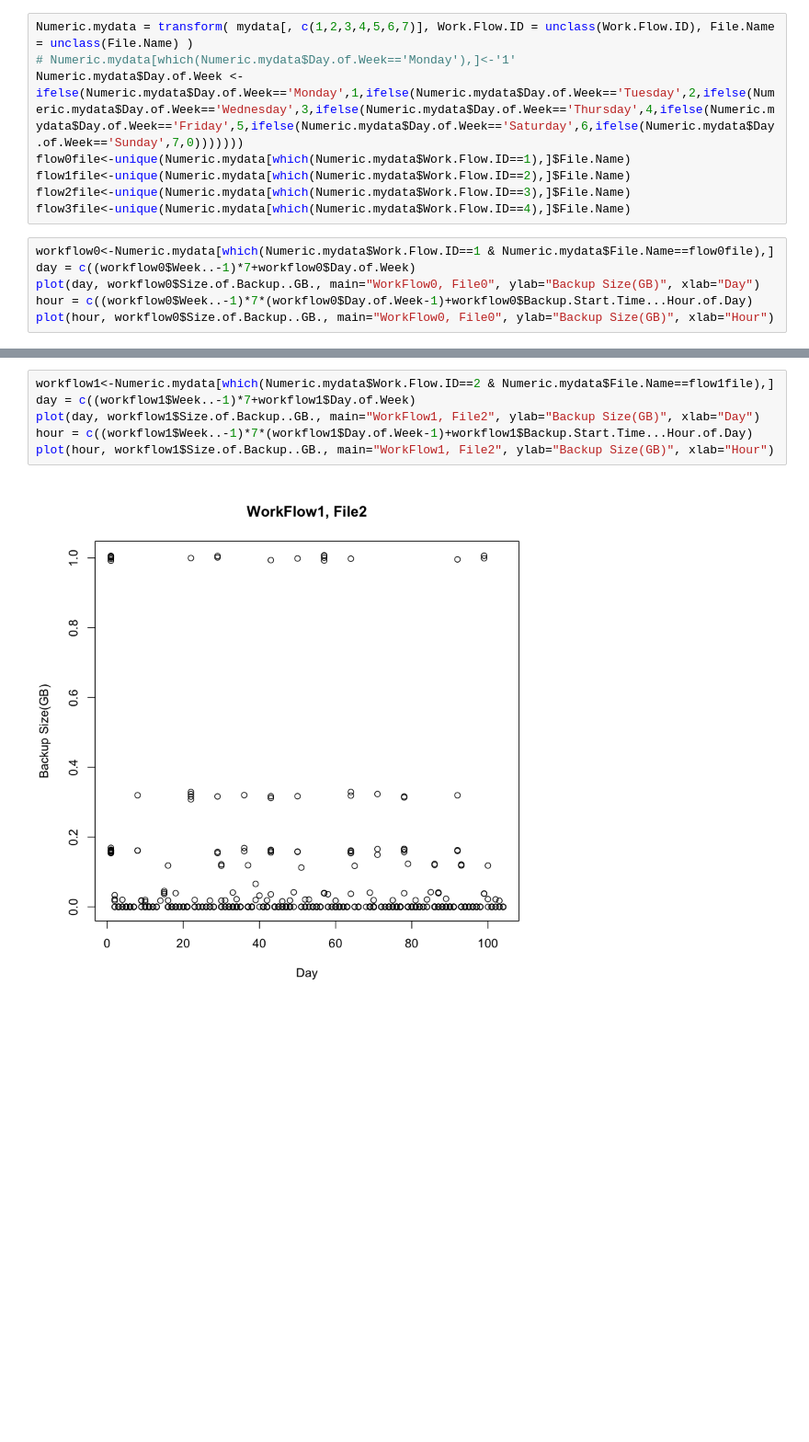
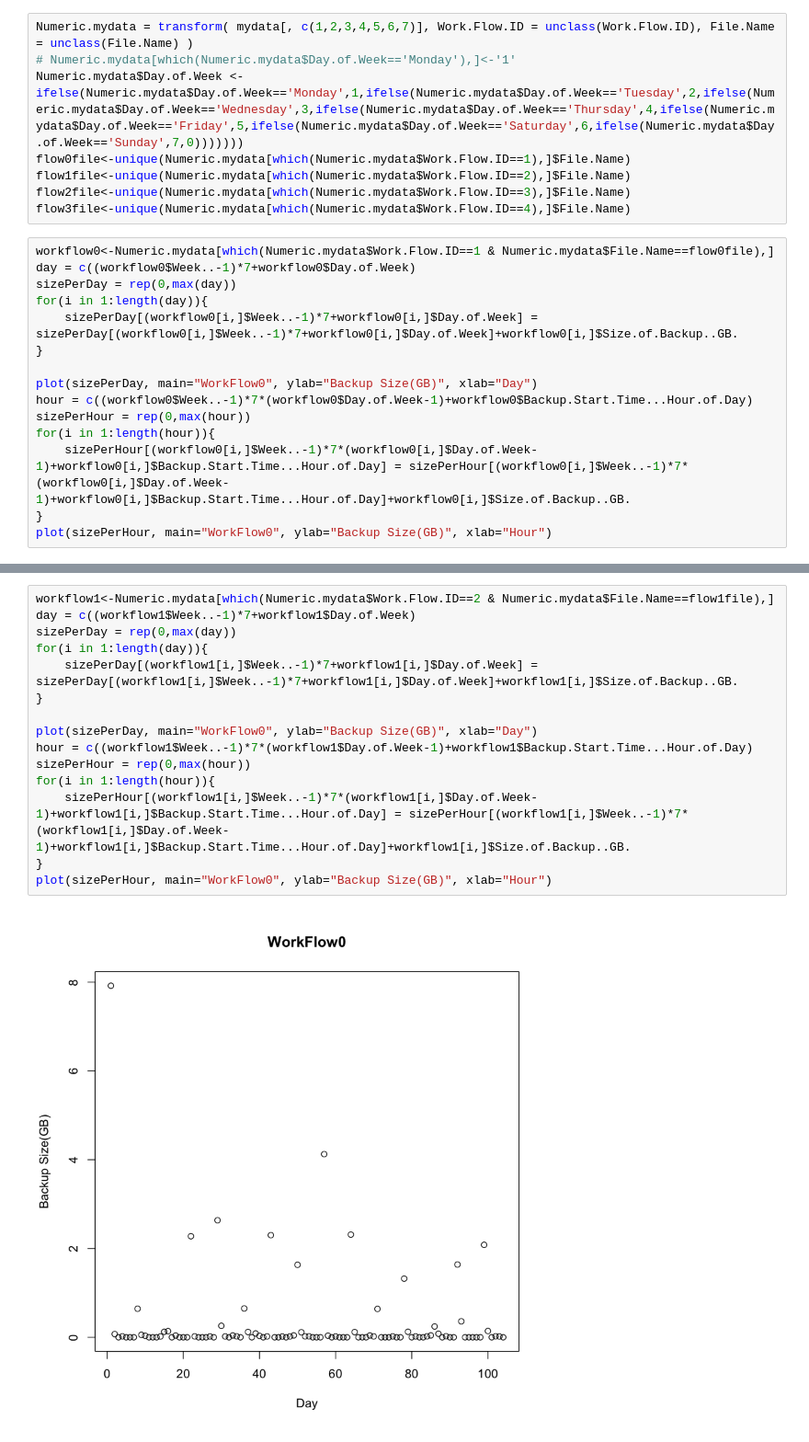
Before and after one commit to hc934/EE_219, a Jupyter notebook: Untitled.ipynb, the cells around one changed output, grey strips where cells are left out. Shown at 92% size. Cells and saved outputs as stored; diff of their text form; blank space fills up the shorter version.

```diff
--- a/Untitled.ipynb
+++ b/Untitled.ipynb
@@ -20,7 +20,16 @@ flow3file<-unique(Numeric.mydata[which(Numeric.mydata$Work.Flow.ID==4),]$File.Na
 # %%
 workflow0<-Numeric.mydata[which(Numeric.mydata$Work.Flow.ID==1 & Numeric.mydata$File.Name==flow0file),]
 day = c((workflow0$Week..-1)*7+workflow0$Day.of.Week)
-plot(day, workflow0$Size.of.Backup..GB., main="WorkFlow0, File0", ylab="Backup Size(GB)", xlab="Day")
+sizePerDay = rep(0,max(day))
+for(i in 1:length(day)){
+    sizePerDay[(workflow0[i,]$Week..-1)*7+workflow0[i,]$Day.of.Week] = sizePerDay[(workflow0[i,]$Week..-1)*7+workflow0[i,]$Day.of.Week]+workflow0[i,]$Size.of.Backup..GB.
+}
+
+plot(sizePerDay, main="WorkFlow0", ylab="Backup Size(GB)", xlab="Day")
 hour = c((workflow0$Week..-1)*7*(workflow0$Day.of.Week-1)+workflow0$Backup.Start.Time...Hour.of.Day)
-plot(hour, workflow0$Size.of.Backup..GB., main="WorkFlow0, File0", ylab="Backup Size(GB)", xlab="Hour")
+sizePerHour = rep(0,max(hour))
+for(i in 1:length(hour)){
+    sizePerHour[(workflow0[i,]$Week..-1)*7*(workflow0[i,]$Day.of.Week-1)+workflow0[i,]$Backup.Start.Time...Hour.of.Day] = sizePerHour[(workflow0[i,]$Week..-1)*7*(workflow0[i,]$Day.of.Week-1)+workflow0[i,]$Backup.Start.Time...Hour.of.Day]+workflow0[i,]$Size.of.Backup..GB.
+}
+plot(sizePerHour, main="WorkFlow0", ylab="Backup Size(GB)", xlab="Hour")
 # %% [output]
@@ -29,8 +38,17 @@ plot(hour, workflow0$Size.of.Backup..GB., main="WorkFlow0, File0", ylab="Backup
 # %%
 workflow1<-Numeric.mydata[which(Numeric.mydata$Work.Flow.ID==2 & Numeric.mydata$File.Name==flow1file),]
 day = c((workflow1$Week..-1)*7+workflow1$Day.of.Week)
-plot(day, workflow1$Size.of.Backup..GB., main="WorkFlow1, File2", ylab="Backup Size(GB)", xlab="Day")
+sizePerDay = rep(0,max(day))
+for(i in 1:length(day)){
+    sizePerDay[(workflow1[i,]$Week..-1)*7+workflow1[i,]$Day.of.Week] = sizePerDay[(workflow1[i,]$Week..-1)*7+workflow1[i,]$Day.of.Week]+workflow1[i,]$Size.of.Backup..GB.
+}
+
+plot(sizePerDay, main="WorkFlow0", ylab="Backup Size(GB)", xlab="Day")
 hour = c((workflow1$Week..-1)*7*(workflow1$Day.of.Week-1)+workflow1$Backup.Start.Time...Hour.of.Day)
-plot(hour, workflow1$Size.of.Backup..GB., main="WorkFlow1, File2", ylab="Backup Size(GB)", xlab="Hour")
+sizePerHour = rep(0,max(hour))
+for(i in 1:length(hour)){
+    sizePerHour[(workflow1[i,]$Week..-1)*7*(workflow1[i,]$Day.of.Week-1)+workflow1[i,]$Backup.Start.Time...Hour.of.Day] = sizePerHour[(workflow1[i,]$Week..-1)*7*(workflow1[i,]$Day.of.Week-1)+workflow1[i,]$Backup.Start.Time...Hour.of.Day]+workflow1[i,]$Size.of.Backup..GB.
+}
+plot(sizePerHour, main="WorkFlow0", ylab="Backup Size(GB)", xlab="Hour")
 # %% [output]
-[figure, old version]
+[figure, new version]
```
Also changed, not shown: parts of 8 cells of this notebook.
